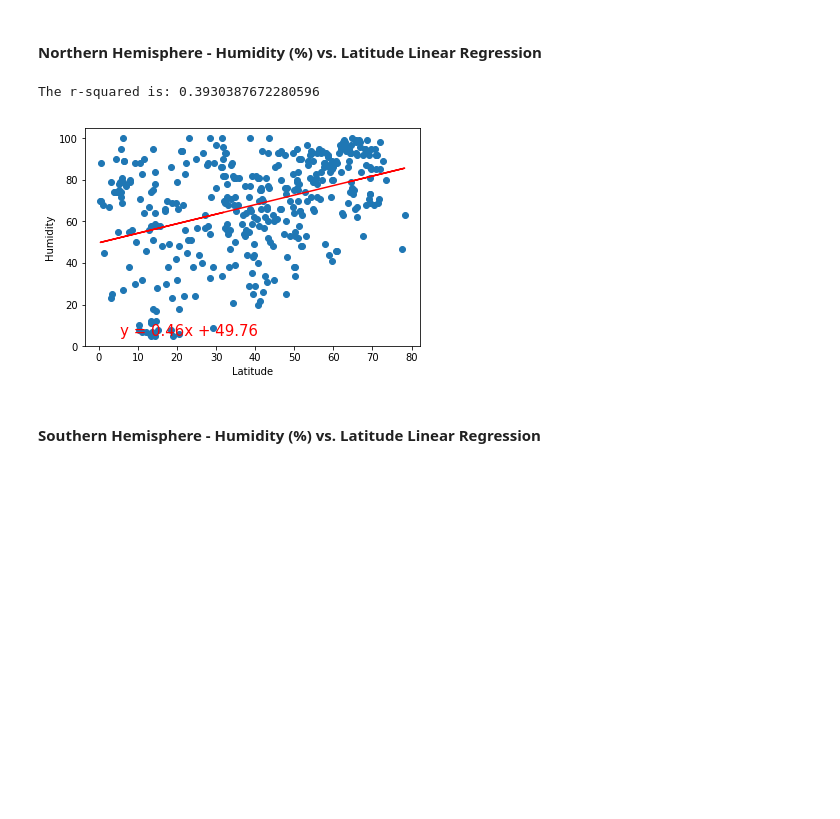
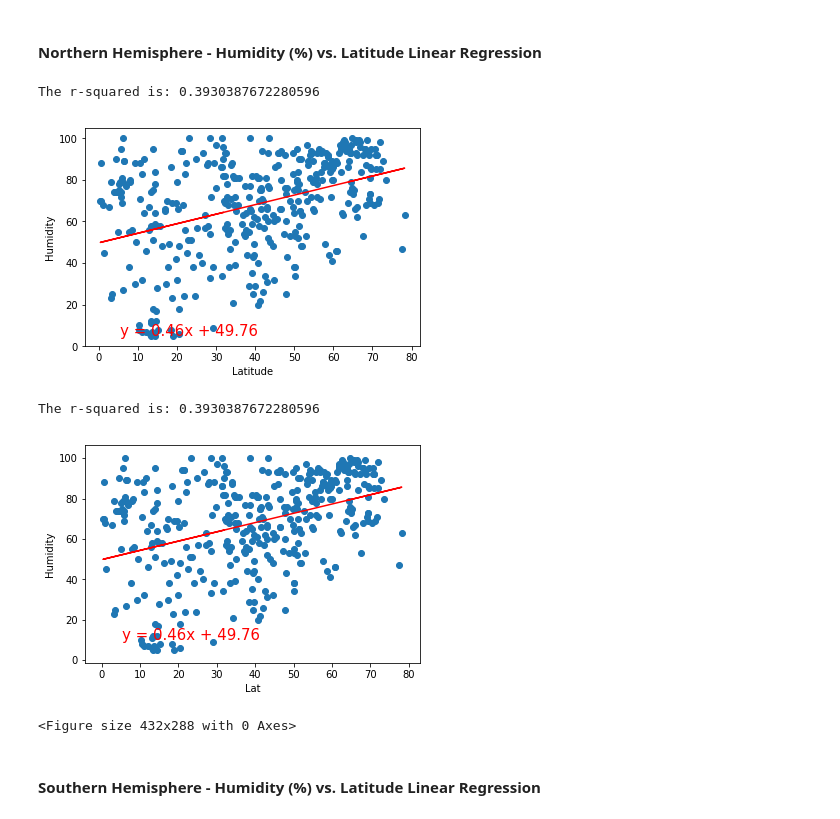
Before and after one commit to etumi/python-api-challenge, a Jupyter notebook: WeatherPy/WeatherPy.ipynb, the cells around one changed output. Saved outputs shown, nothing was run; the diff lists cells and outputs as text; code cells hidden in the pictures; blank space fills up the shorter version.

```diff
--- a/WeatherPy/WeatherPy.ipynb
+++ b/WeatherPy/WeatherPy.ipynb
@@ -274,9 +285,13 @@ The r-squared is: 0.5345675654708687
 ####  Northern Hemisphere - Humidity (%) vs. Latitude Linear Regression
 # %%
 do_regression(northern_df['Lat'], northern_df['Humidity'], 'Latitude', 'Humidity')
+do_regression2(northern_df,'Lat','Humidity','North_Humid_vs_Lat')
 # %% [output]
 The r-squared is: 0.3930387672280596
 [figure]
+The r-squared is: 0.3930387672280596
+[figure, added]
+<Figure size 432x288 with 0 Axes>
 # %% [markdown]
 ####  Southern Hemisphere - Humidity (%) vs. Latitude Linear Regression
 # %%
```
Also changed, not shown: parts of 17 cells of this notebook.
